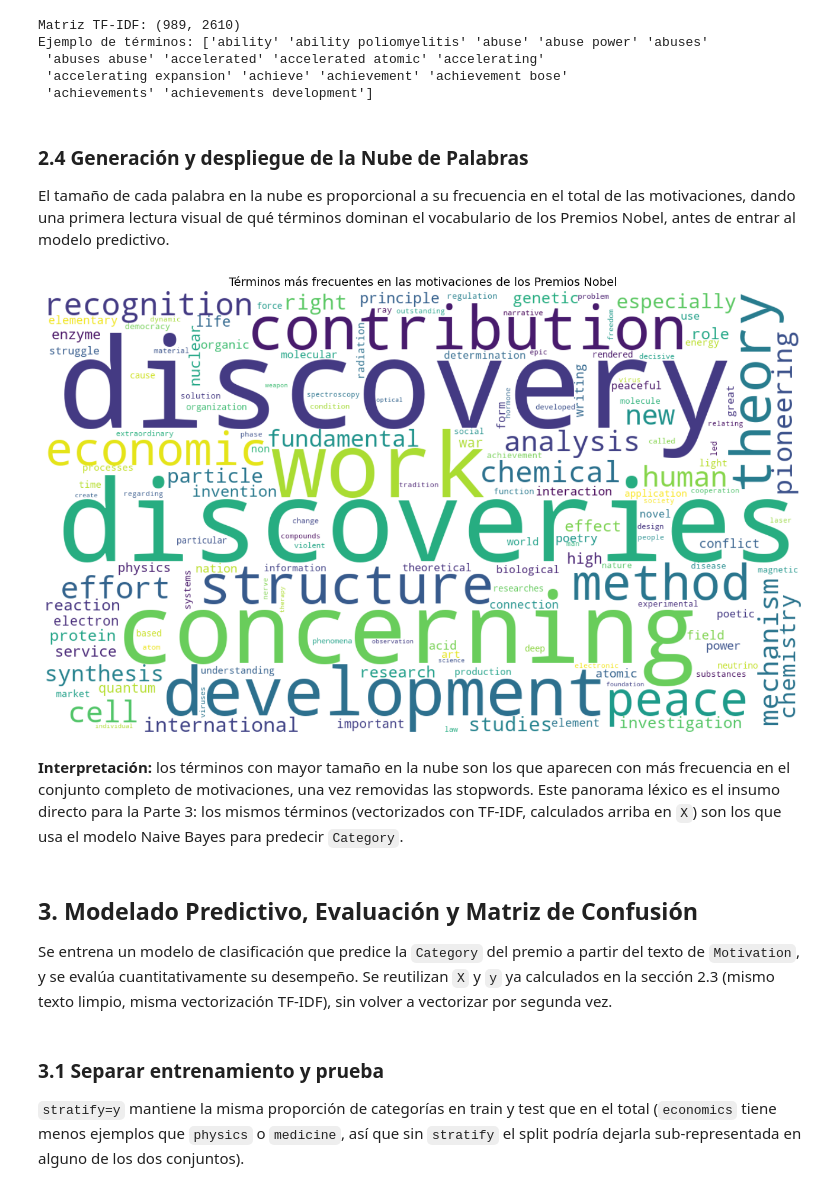
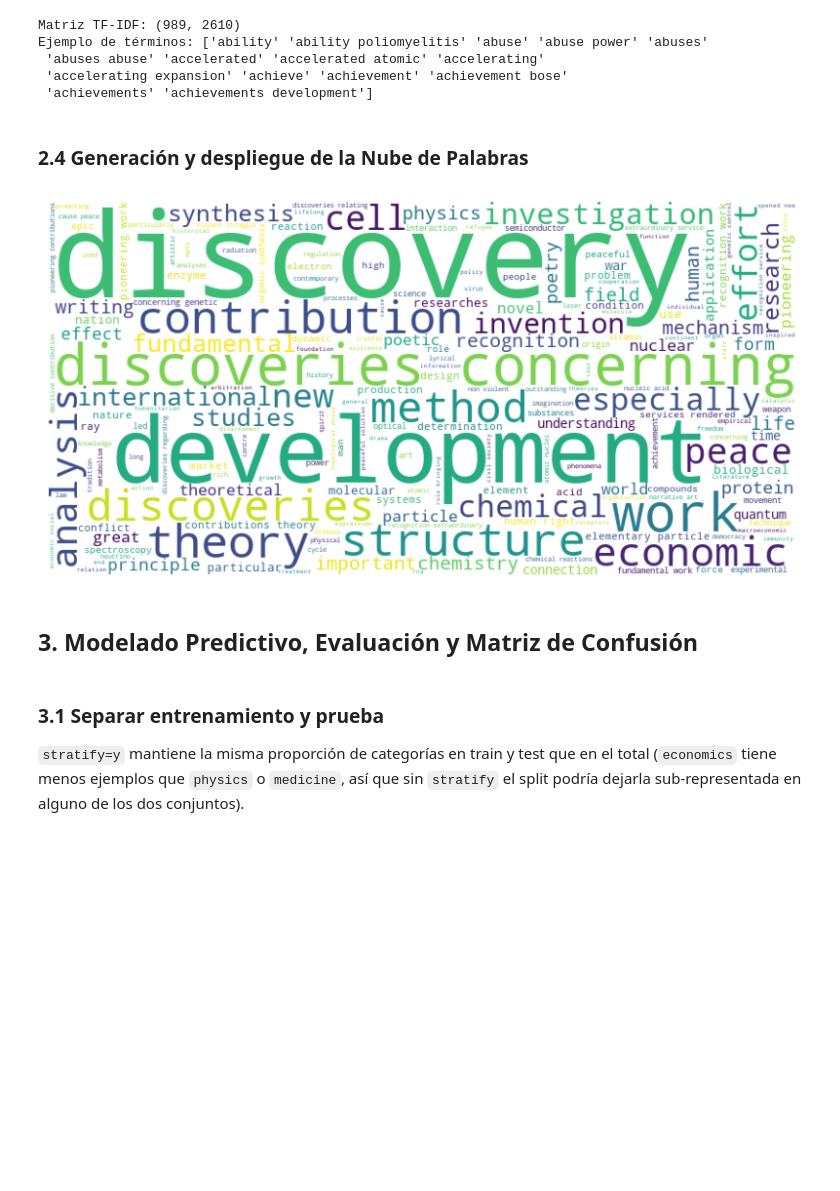
Before and after one commit to SalvadorCM786/ExamenModuloIV, a Jupyter notebook: Examen4SCM.ipynb, the cells around one changed output. Cells and saved outputs as stored; diff of their text form; code cells hidden in the pictures; blank space fills up the shorter version.

```diff
--- a/Examen4SCM.ipynb
+++ b/Examen4SCM.ipynb
@@ -330,11 +222,6 @@ dict(zip(le.classes_, le.transform(le.classes_)))
   Palabras.
 - **Matriz TF-IDF**: representación numérica palabra-documento, base del modelado (Parte 3).
 # %%
-corpus_completo = " ".join(texto_df["Motivation_limpio"])
-print("Total de palabras en el corpus:", len(corpus_completo.split()))
-
-frecuencias = Counter(corpus_completo.split())
-print("Top 15 palabras más frecuentes:")
-for palabra, conteo in frecuencias.most_common(15):
-    print(f"  {palabra}: {conteo}")
+mapa_palabras = " ".join(texto_df["Motivation_limpio"])
+print("Total de palabras:", len(mapa_palabras.split()))
 # %% [output]
@@ -376,43 +247,18 @@ Ejemplo de términos: ['ability' 'ability poliomyelitis' 'abuse' 'abuse power' '
  'achievements' 'achievements development']
 # %% [markdown]
 ### 2.4 Generación y despliegue de la Nube de Palabras
-
-El tamaño de cada palabra en la nube es proporcional a su frecuencia en el total de las
-motivaciones, dando una primera lectura visual de qué términos dominan el vocabulario de los
-Premios Nobel, antes de entrar al modelo predictivo.
 # %%
-nube = WordCloud(
-    width=1200,
-    height=700,
-    background_color="white",
-    stopwords=stopwords_en,
-    colormap="viridis",
-    max_words=150,
-    collocations=False,   # evita repetir pares de palabras como una sola "palabra"
-).generate(corpus_completo)
+# nube de palabras
+nube = WordCloud(width=800, height=400, background_color="white", stopwords=stopwords_en).generate(mapa_palabras)
 
-plt.figure(figsize=(14, 8))
-plt.imshow(nube, interpolation="bilinear")
+plt.figure(figsize=(10, 5))
+plt.imshow(nube)
 plt.axis("off")
-plt.title("Términos más frecuentes en las motivaciones de los Premios Nobel", fontsize=14)
-plt.tight_layout()
-plt.savefig("nube_palabras_nobel.png", dpi=150, bbox_inches="tight")
 plt.show()
 # %% [output]
-[figure, old version]
+[figure, new version]
-# %% [markdown]
-**Interpretación:** los términos con mayor tamaño en la nube son los que aparecen con más
-frecuencia en el conjunto completo de motivaciones, una vez removidas las stopwords. Este
-panorama léxico es el insumo directo para la Parte 3: los mismos términos (vectorizados con
-TF-IDF, calculados arriba en `X`) son los que usa el modelo Naive Bayes para predecir
-`Category`.
 # %% [markdown]
 ## 3. Modelado Predictivo, Evaluación y Matriz de Confusión
-
-Se entrena un modelo de clasificación que predice la `Category` del premio a partir del texto
-de `Motivation`, y se evalúa cuantitativamente su desempeño. Se reutilizan `X` y `y` ya
-calculados en la sección 2.3 (mismo texto limpio, misma vectorización TF-IDF), sin volver a
-vectorizar por segunda vez.
 # %%
 from sklearn.metrics import (
     ConfusionMatrixDisplay,
```
Also changed, not shown: parts of 19 cells of this notebook, 2 other files.
